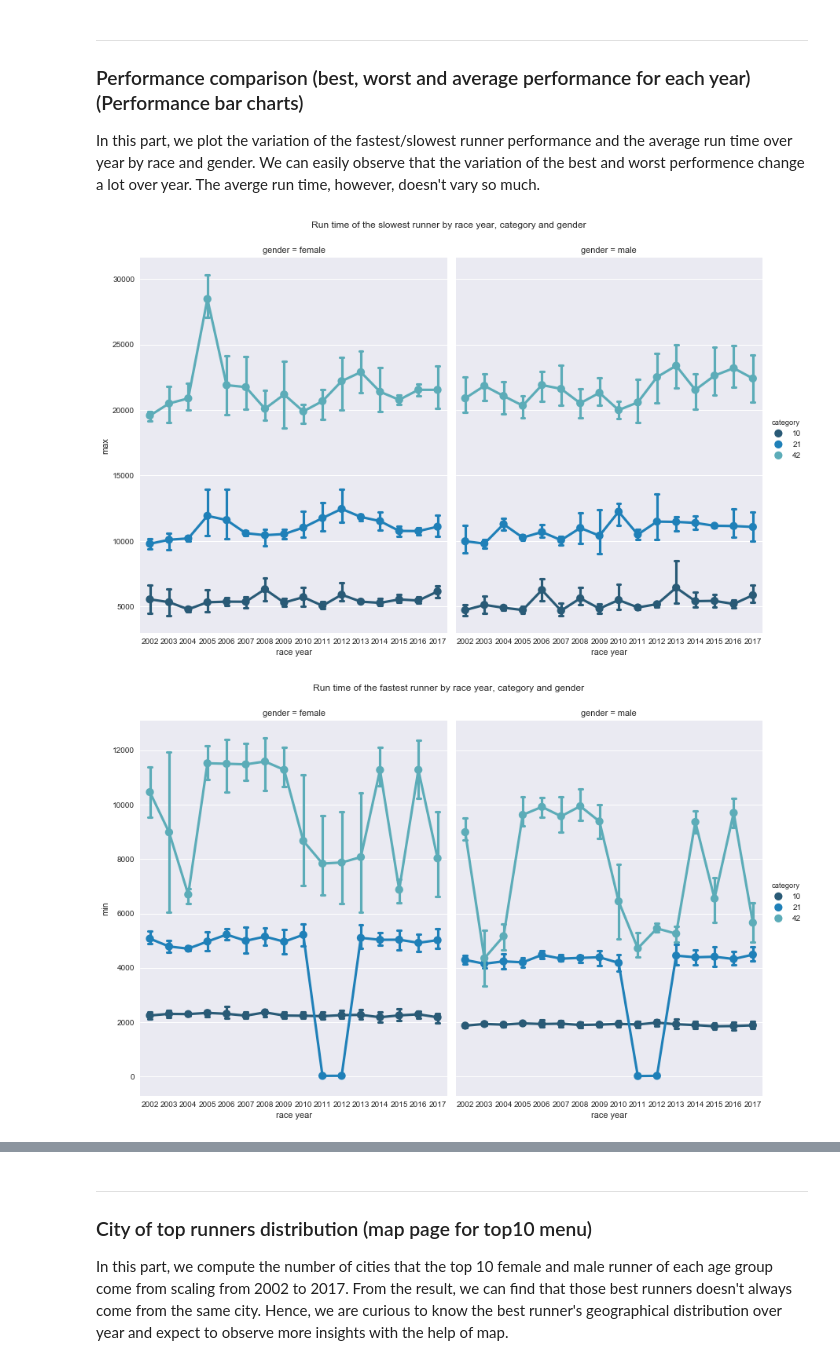
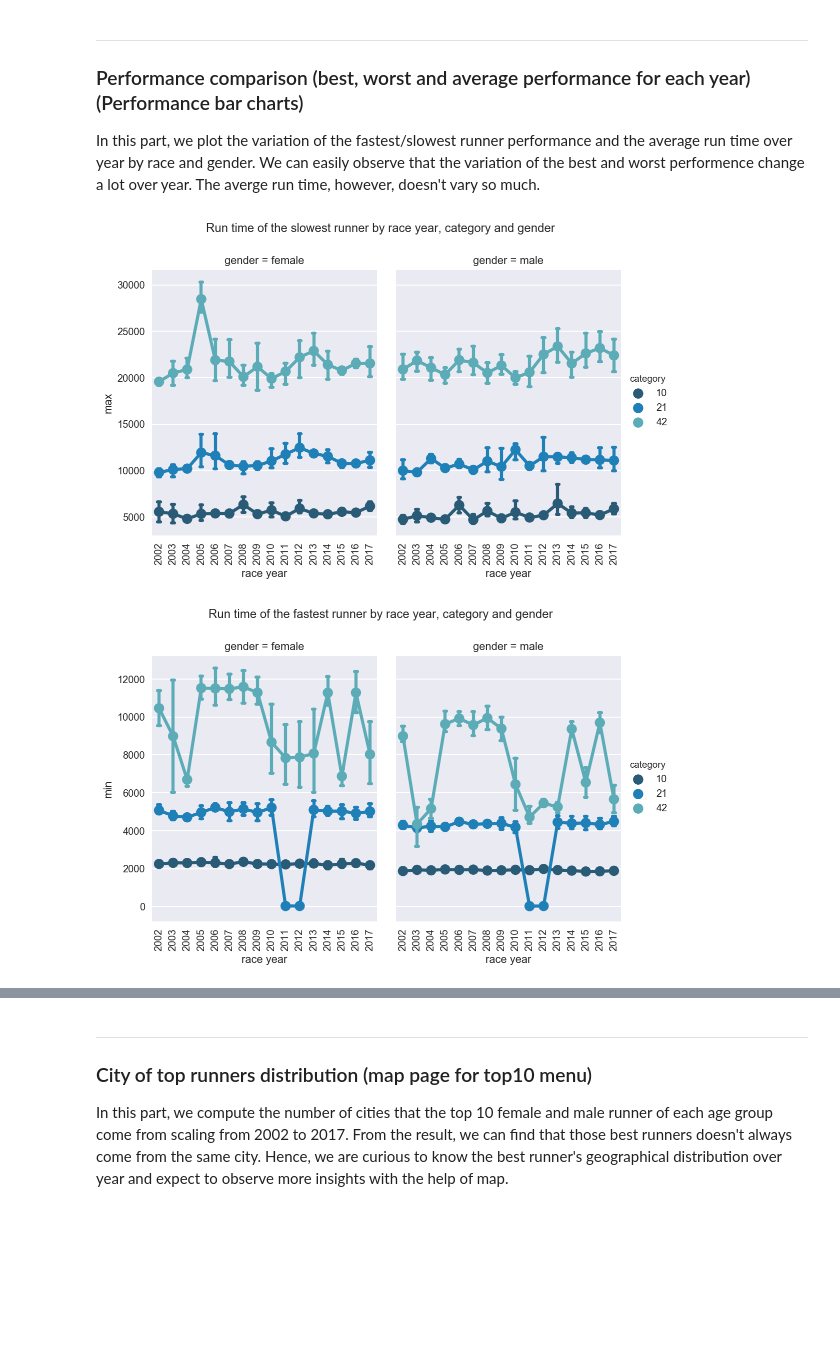
Before and after one commit to xiangzhemeng/Lausanne-Marathon-data-visualization, a Jupyter notebook: notebooks/Data analysis for visualization designs.ipynb, the cells around one changed output, grey strips where cells are left out. Drawn from its saved outputs; the diff is of its cells as text; code cells hidden in the pictures; blank space fills up the shorter version.

```diff
--- a/notebooks/Data analysis for visualization designs.ipynb
+++ b/notebooks/Data analysis for visualization designs.ipynb
@@ -76,9 +77,19 @@ In this part, we mainly focus on the variation of the number of male and female
 
 Then, we divide all runners into 4 different age groups: age between 20 and 30, age between 30 and 40, age between 40 and 50, Child & Senior(Other) so as to observe the variation of the number of male and female runners in different age groups for each race.
 # %%
-g = sns.factorplot(x="race year", y="count", hue="gender", col="category", data=df_count_by_year_cat_gender,
-                   capsize=.2, palette="YlGnBu_d", size=8, aspect=.75)
-g.fig.subplots_adjust(top=0.9)
+g = sns.factorplot(
+    x="race year",
+    y="count",
+    hue="gender",
+    col="category",
+    data=df_count_by_year_cat_gender,
+    capsize=.2,
+    palette="YlGnBu_d",
+    size=4,
+    aspect=.75
+)
+g.fig.subplots_adjust(top=0.85)
+g.set_xticklabels(rotation=90)
 g.fig.suptitle('Variation of the number of runners for each race by year and gender')
 # %% [output]
 <matplotlib.text.Text at 0x...>
@@ -117,22 +129,23 @@ In this part, we plot the variation of the fastest/slowest runner performance an
 # %%
 # Load data
 df_max_min_avg = pd.read_csv('../data/marathon_max_min_avg.csv')
 
 def factorplot_by_runtime(type_, title):
     g = sns.factorplot(x="race year", y=type_, hue="category", col="gender", data=df_max_min_avg,
-                   capsize=.2, palette="YlGnBu_d", size=8, aspect=.75)
-    g.fig.subplots_adjust(top=0.9)
+                   capsize=.2, palette="YlGnBu_d", size=5, aspect=.75)
+    g.fig.subplots_adjust(top=0.85)
+    g.set_xticklabels(rotation=90)
     g.fig.suptitle(title)
 
 # Slowest runner
 factorplot_by_runtime(type_ = "max",
                       title = "Run time of the slowest runner by race year, category and gender")
 # Fastest runner
 factorplot_by_runtime(type_ = "min",
                       title = "Run time of the fastest runner by race year, category and gender")
 # Average run time
 factorplot_by_runtime(type_ = "avg",
                       title = "Average Run time by race year, category and gender")
 # %% [output]
-[figure, old version]
+[figure, new version]
-[figure, old version]
+[figure, new version]
```
Also changed, not shown: parts of 6 cells of this notebook.
